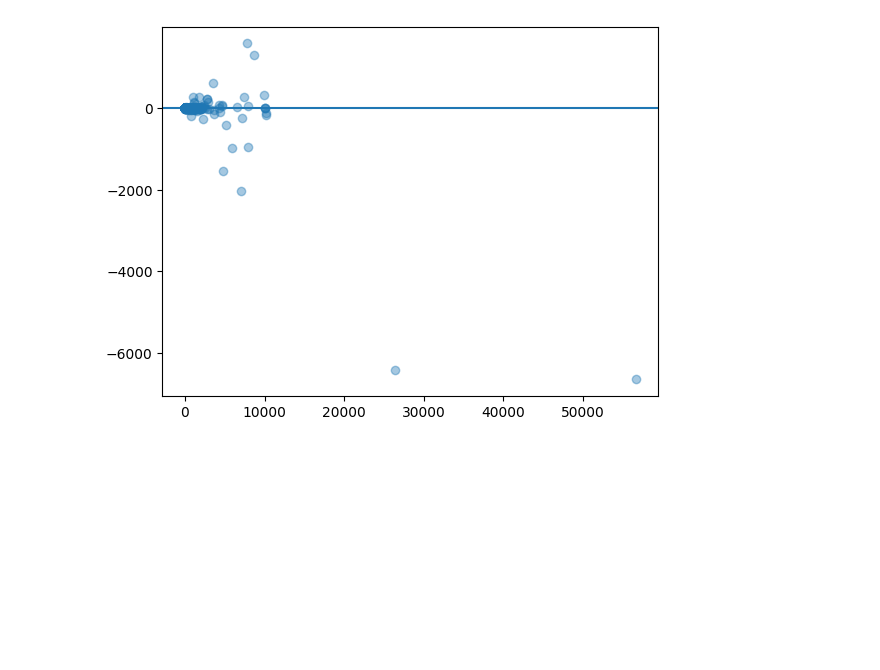
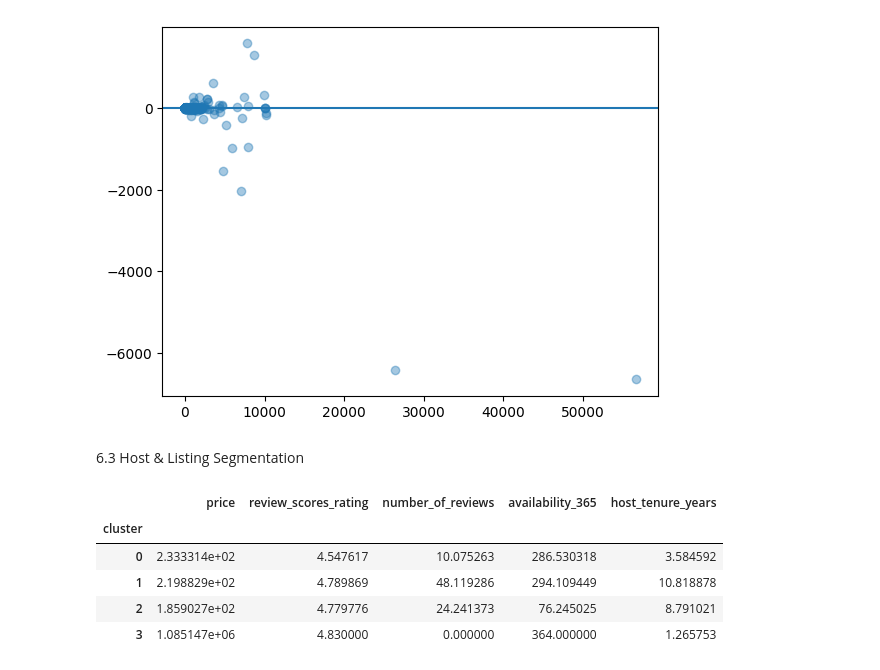
Before and after one commit to FathimaNafra/airbnb-data-engineering-project, a Jupyter notebook: notebooks/machine_learning.ipynb, the cells around one changed output. Cells and saved outputs as stored; diff of their text form; code cells hidden in the pictures; blank space fills up the shorter version.

```diff
--- a/notebooks/machine_learning.ipynb
+++ b/notebooks/machine_learning.ipynb
@@ -253,3 +253,18 @@ plt.axhline(
 plt.show()
 # %% [output]
 [figure]
+# %% [markdown]
+6.3  Host & Listing Segmentation
+# %%
+# Clustering Dataset
+cluster_features = [
+    "price",
+    "review_scores_rating",
+    "number_of_reviews",
+    "availability_365",
+    "host_tenure_years"
+]
+
+cluster_df = master[
+    cluster_features
+].dropna()
@@ -255,0 +294,12 @@ plt.show()
+# %%
+# Profile Segments
+cluster_df.groupby(
+    "cluster"
+).mean()
+# %% [output]
+|  | price | review_scores_rating | number_of_reviews | availability_365 | host_tenure_years |
+| cluster |  |  |  |  |  |
+| 0 | 2.333314e+02 | 4.547617 | 10.075263 | 286.530318 | 3.584592 |
+| 1 | 2.198829e+02 | 4.789869 | 48.119286 | 294.109449 | 10.818878 |
+| 2 | 1.859027e+02 | 4.779776 | 24.241373 | 76.245025 | 8.791021 |
+| 3 | 1.085147e+06 | 4.830000 | 0.000000 | 364.000000 | 1.265753 |
```
Also changed, not shown: parts of 4 cells of this notebook.
